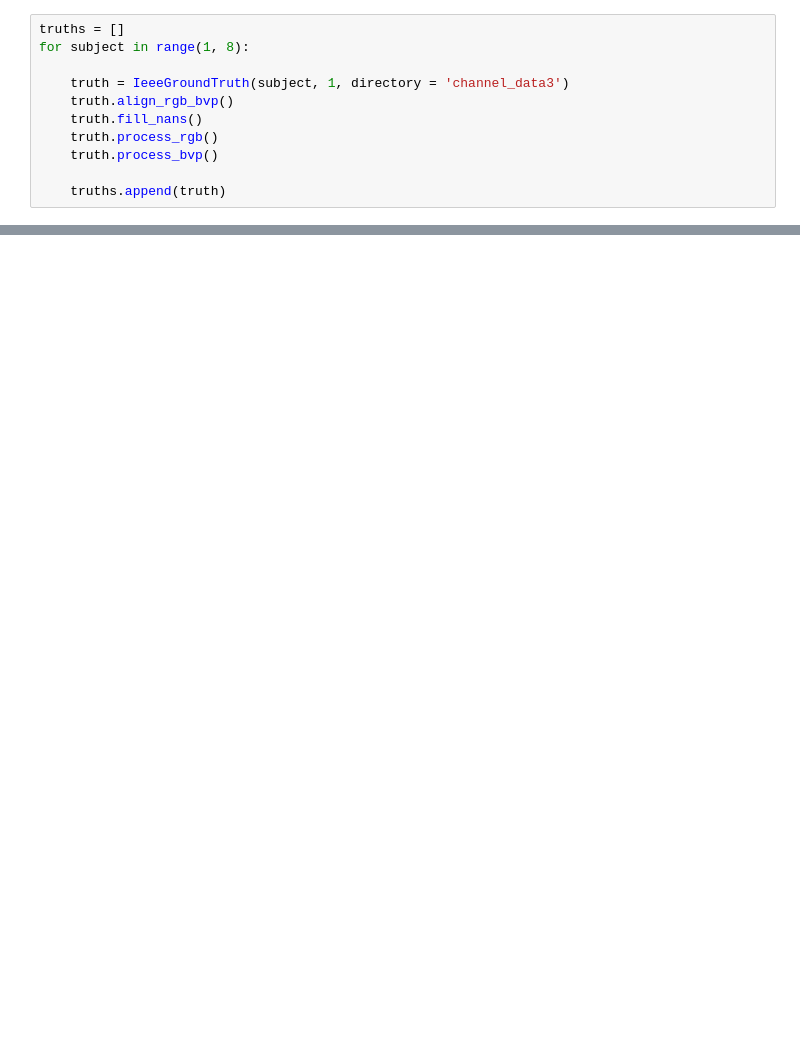
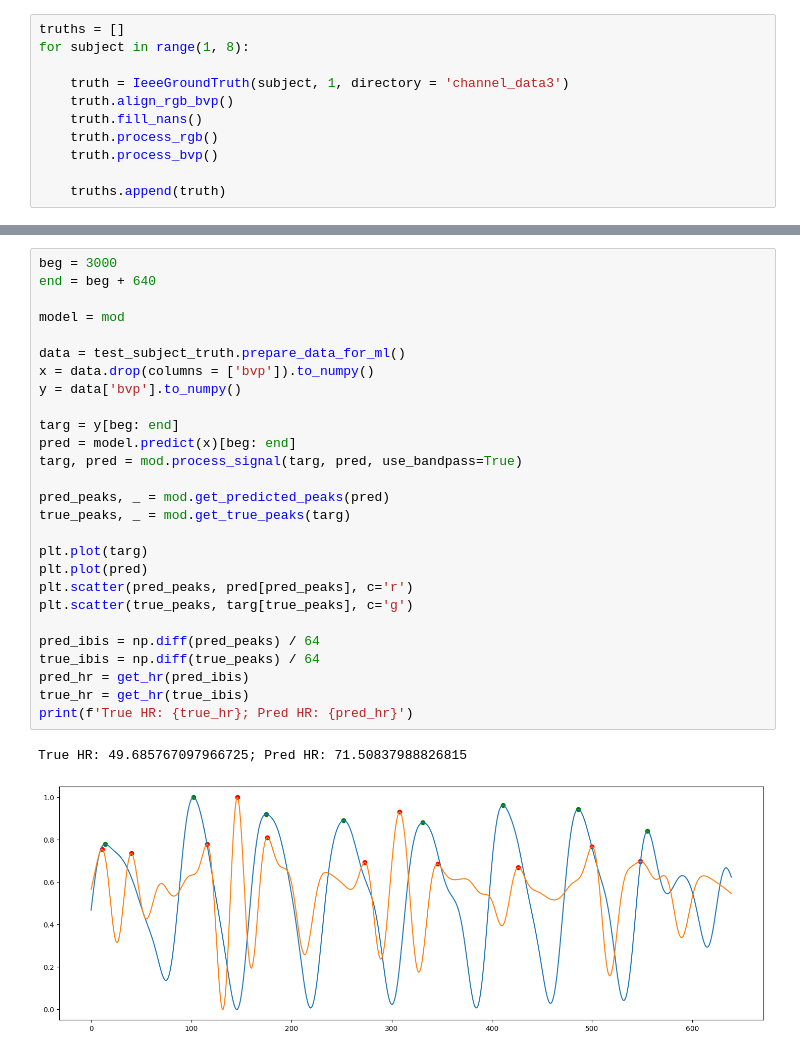
Before and after one commit to arnavpon/pydroid, a Jupyter notebook: example/android/app/src/main/python/pipeline-dev/pipeline-v1/ml.v7.ipynb, the cells around one changed output, grey strips where cells are left out. Cells and saved outputs as stored; diff of their text form; blank space fills up the shorter version.

```diff
--- a/example/android/app/src/main/python/pipeline-dev/pipeline-v1/ml.v7.ipynb
+++ b/example/android/app/src/main/python/pipeline-dev/pipeline-v1/ml.v7.ipynb
@@ -447,0 +440,30 @@ Feature importances:
+# %%
+beg = 3000
+end = beg + 640
+
+model = mod
+
+data = test_subject_truth.prepare_data_for_ml()
+x = data.drop(columns = ['bvp']).to_numpy()
+y = data['bvp'].to_numpy()
+
+targ = y[beg: end]
+pred = model.predict(x)[beg: end]
+targ, pred = mod.process_signal(targ, pred, use_bandpass=True)
+
+pred_peaks, _ = mod.get_predicted_peaks(pred)
+true_peaks, _ = mod.get_true_peaks(targ)
+
+plt.plot(targ)
+plt.plot(pred)
+plt.scatter(pred_peaks, pred[pred_peaks], c='r')
+plt.scatter(true_peaks, targ[true_peaks], c='g')
+
+pred_ibis = np.diff(pred_peaks) / 64
+true_ibis = np.diff(true_peaks) / 64
+pred_hr = get_hr(pred_ibis)
+true_hr = get_hr(true_ibis)
+print(f'True HR: {true_hr}; Pred HR: {pred_hr}')
+# %% [output]
+True HR: 49.685767097966725; Pred HR: 71.50837988826815
+[figure, added]
```
Also changed, not shown: parts of 5 cells of this notebook.
